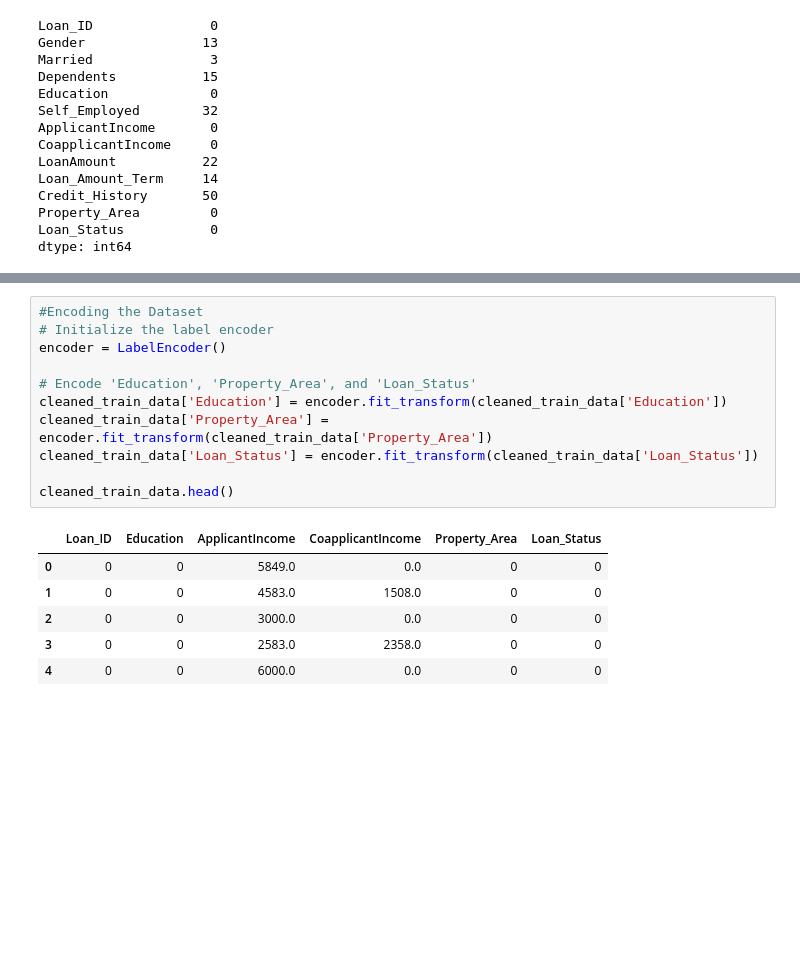
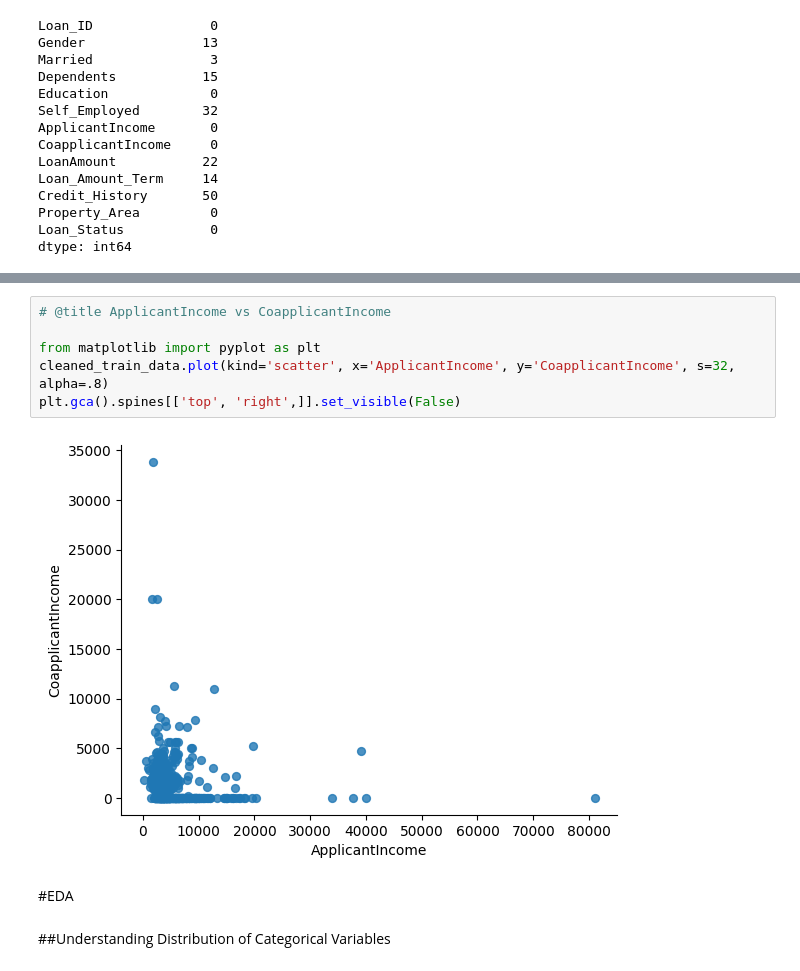
Before and after one commit to paulmachau/Loan-Prediction, a Jupyter notebook: Loan_Eligibility_Predictiond.ipynb, the cells around one changed output, grey strips where cells are left out. Drawn from its saved outputs; the diff is of its cells as text; blank space fills up the shorter version.

```diff
--- a/Loan_Eligibility_Predictiond.ipynb
+++ b/Loan_Eligibility_Predictiond.ipynb
@@ -177,18 +153,12 @@ Shape after removing outliers: (614, 6)
-# %%
-#Encoding the Dataset
-# Initialize the label encoder
-encoder = LabelEncoder()
-
-# Encode 'Education', 'Property_Area', and 'Loan_Status'
-cleaned_train_data['Education'] = encoder.fit_transform(cleaned_train_data['Education'])
-cleaned_train_data['Property_Area'] = encoder.fit_transform(cleaned_train_data['Property_Area'])
-cleaned_train_data['Loan_Status'] = encoder.fit_transform(cleaned_train_data['Loan_Status'])
-
-cleaned_train_data.head()
-# %% [output]
-|  | Loan_ID | Education | ApplicantIncome | CoapplicantIncome | Property_Area | Loan_Status |
-| 0 | 0 | 0 | 5849.0 | 0.0 | 0 | 0 |
-| 1 | 0 | 0 | 4583.0 | 1508.0 | 0 | 0 |
-| 2 | 0 | 0 | 3000.0 | 0.0 | 0 | 0 |
-| 3 | 0 | 0 | 2583.0 | 2358.0 | 0 | 0 |
-| 4 | 0 | 0 | 6000.0 | 0.0 | 0 | 0 |
+# %%
+# @title ApplicantIncome vs CoapplicantIncome
+
+from matplotlib import pyplot as plt
+cleaned_train_data.plot(kind='scatter', x='ApplicantIncome', y='CoapplicantIncome', s=32, alpha=.8)
+plt.gca().spines[['top', 'right',]].set_visible(False)
+# %% [output]
+[figure, added]
+# %% [markdown]
+#EDA
+# %% [markdown]
+##Understanding Distribution of Categorical Variables
```
Also changed, not shown: parts of 23 cells of this notebook.
